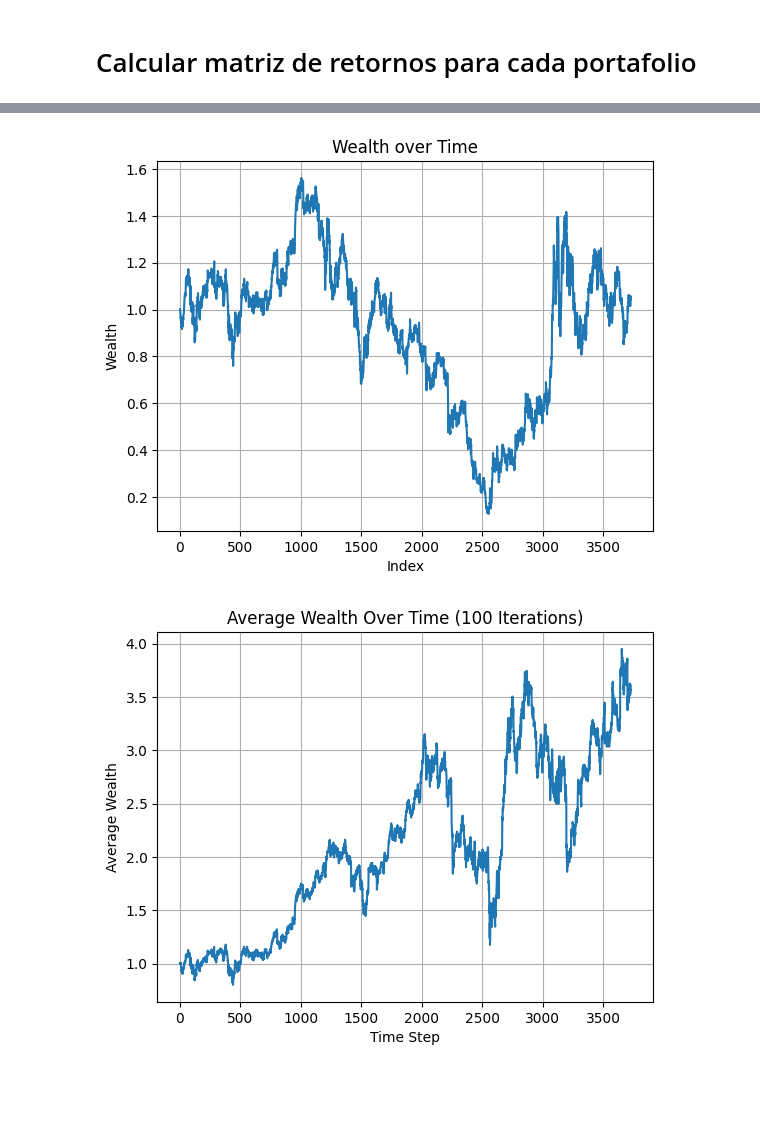
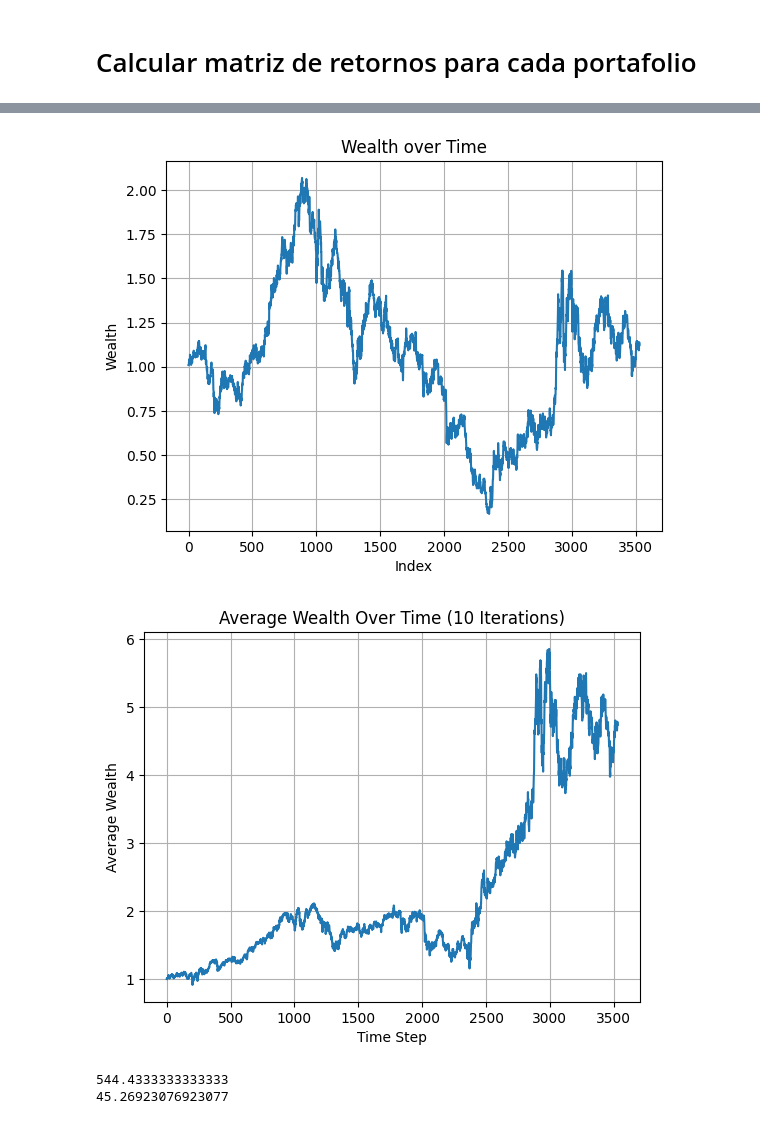
Before and after one commit to anamariapatron/modelos-de-interacciones-sociales-, a Jupyter notebook: trabajo final/Combinatorial.ipynb, the cells around one changed output, grey strips where cells are left out. Drawn from its saved outputs; the diff is of its cells as text; code cells hidden in the pictures; blank space fills up the shorter version.

```diff
--- a/trabajo final/Combinatorial.ipynb
+++ b/trabajo final/Combinatorial.ipynb
@@ -36,0 +20,3 @@ retorno_df_clean
+# %%
+retorno_df_clean = retorno_df_clean.iloc[200:]
+retorno_df_clean
@@ -274,44 +275,52 @@ plt.ylabel('Wealth')
 plt.grid(True)
 plt.show()
 # %% [output]
-[figure, old version]
+[figure, new version]
 # %%
-num_iterations = 10
+num_iterations = 30
 initial_wealth = 1
 
-gamma = 0.95
-w = 121
+gamma = 0.8
+w = 200
 # Create an empty DataFrame to store all wealth matrices for each iteration
 all_wealth = pd.DataFrame()
+all_returns = pd.DataFrame()
+num_ones = []
 
 # Repeat the process 100 times
 for i in range(num_iterations):
     # Run the Thompson Sampling to get actions, observed rewards, and events
     actions, observed_rewards, eventos = adaptive_discounted_thompson_sampling(returns, gamma, w)
+    num_ones.append(np.sum(eventos))
 
     # Convert observed_rewards to a DataFrame
     observed_rewards_df = pd.DataFrame(observed_rewards)
 
     # Create an empty DataFrame to hold the wealth over time for each portfolio
     wealth = pd.DataFrame(index=observed_rewards_df.index, columns=observed_rewards_df.columns)
 
     # Iterate over each portfolio (column)
     for portfolio in observed_rewards_df.columns:
         # Compute cumulative wealth for each portfolio
         wealth[portfolio] = (1 + observed_rewards_df[portfolio]).cumprod() * initial_wealth
 
     # Add the wealth matrix for this iteration to the all_wealth DataFrame
     all_wealth = pd.concat([all_wealth, wealth], axis=1, ignore_index=True)
+    all_returns = pd.concat([all_returns, observed_rewards_df.mean(axis=1)], axis=1)
+
 
 # Calculate the average wealth per row across all iterations
 average_wealth = all_wealth.mean(axis=1)
+average_wealth = np.insert(average_wealth, 0, 1)
 
+returns_average = all_returns.mean(axis=1)
+average_num_ones = np.mean(num_ones)
 # Plot the average wealth over time
 plt.plot(average_wealth)
-plt.title('Average Wealth Over Time (100 Iterations)')
+plt.title('Average Wealth Over Time (10 Iterations)')
 plt.xlabel('Time Step')
 plt.ylabel('Average Wealth')
 plt.grid(True)
 plt.show()
 # %% [output]
-[figure, old version]
+[figure, new version]
@@ -317,0 +343,6 @@ plt.show()
+# %%
+print(average_num_ones)
+print(3531*(1/len(valid_combinations)))
+# %% [output]
+544.4333333333333
+45.26923076923077
```
Also changed, not shown: parts of 9 cells of this notebook.
